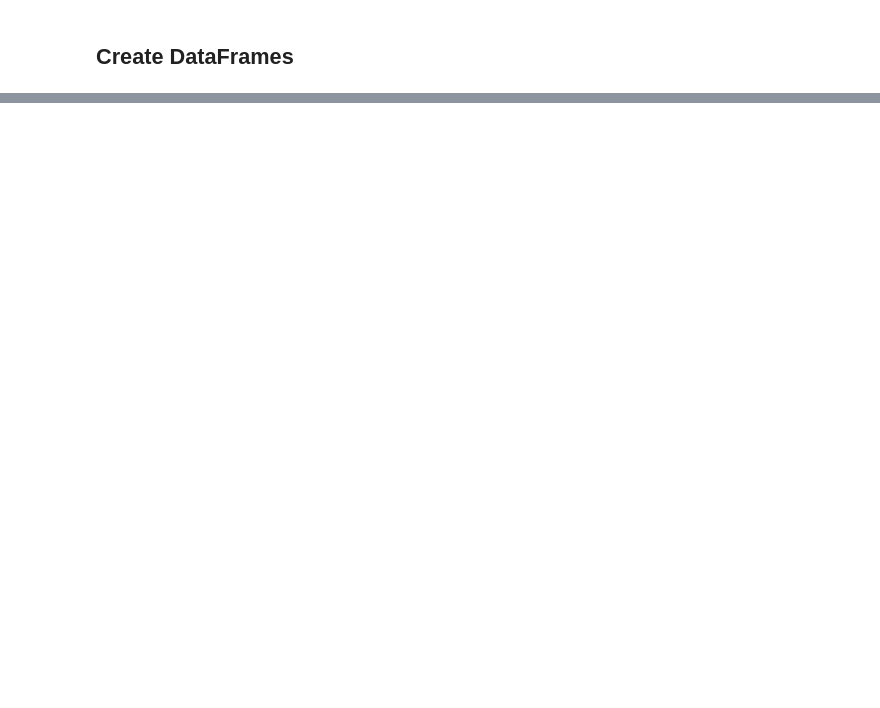
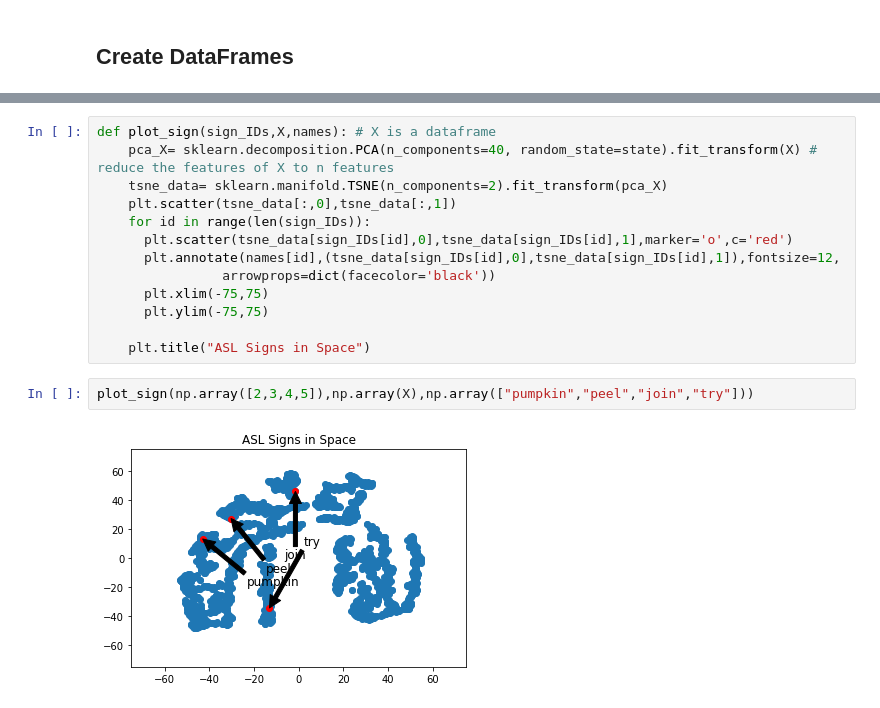
Before and after one commit to KyleRoss-rice/SignIconicityPredictor, a Jupyter notebook: models/classification_model.ipynb, the cells around one changed output, grey strips where cells are left out. Drawn from its saved outputs; the diff is of its cells as text; blank space fills up the shorter version.

```diff
--- a/models/classification_model.ipynb
+++ b/models/classification_model.ipynb
@@ -80,0 +177,17 @@ print(model.score(X_test, y_test))
+# %%
+def plot_sign(sign_IDs,X,names): # X is a dataframe
+    pca_X= sklearn.decomposition.PCA(n_components=40, random_state=state).fit_transform(X) # reduce the features of X to n features
+    tsne_data= sklearn.manifold.TSNE(n_components=2).fit_transform(pca_X)
+    plt.scatter(tsne_data[:,0],tsne_data[:,1])
+    for id in range(len(sign_IDs)):
+      plt.scatter(tsne_data[sign_IDs[id],0],tsne_data[sign_IDs[id],1],marker='o',c='red')
+      plt.annotate(names[id],(tsne_data[sign_IDs[id],0],tsne_data[sign_IDs[id],1]),fontsize=12,
+                arrowprops=dict(facecolor='black'))
+      plt.xlim(-75,75)
+      plt.ylim(-75,75)
+
+    plt.title("ASL Signs in Space")
+# %%
+plot_sign(np.array([2,3,4,5]),np.array(X),np.array(["pumpkin","peel","join","try"]))
+# %% [output]
+[figure, added]
```
Also changed, not shown: parts of 89 cells of this notebook.
